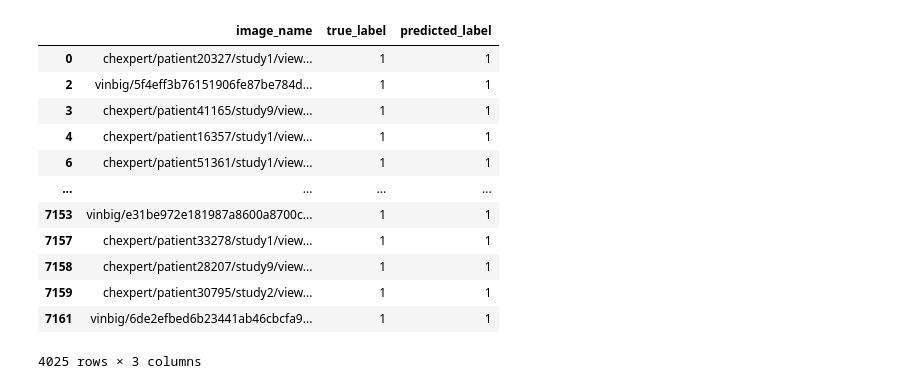
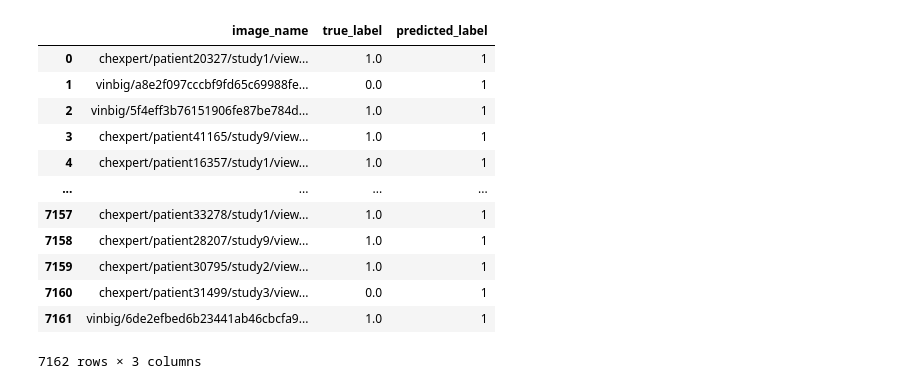
Before and after one commit to Nafishapanacea/normal-abnormal-multitask, a Jupyter notebook: main/predict.ipynb, the cells around one changed output. Drawn from its saved outputs; the diff is of its cells as text; code cells hidden in the pictures.

```diff
--- a/main/predict.ipynb
+++ b/main/predict.ipynb
@@ -12,13 +27,13 @@ checkpoint_path= '/home/jupyter-nafisha/normal-abnormal-multitask/main/last_mode
 # %%
 # img_dir = '/home/common/data_v3'
-img_dir = '/home/jupyter-nafisha/X-ray-covariates/data_v3_testing'
+img_dir = '/home/jupyter-nafisha/Data/data_v3_CLAHE'
 test_csv = '/home/jupyter-nafisha/normal-abnormal-multitask/CSVs/test_withoutBbox.csv'
 
 # padchest
 # img_dir = '/home/jupyter-nafisha/X-ray-covariates/padchest_normalized'
 # test_csv = '/home/jupyter-nafisha/normal-abnormal-multitask/CSVs/padchest_withoutBbox.csv'
 # %%
-model = Multimodel().to(device)
+model = Multimodel(vision_encoder = vision_encoder).to(device)
 model.load_state_dict(torch.load(checkpoint_path, map_location=device))
 model.eval()
 # %% [output]
@@ -40,7 +55,7 @@ Multimodel(
   )
 )
 # %%
-test_dataset = XrayDataset(img_dir, test_csv, transform_nobbox=val_transform)
+test_dataset = XrayDataset(img_dir, test_csv, transform = None)
 test_loader = DataLoader(
     test_dataset,
     batch_size=8,
@@ -108,7 +123,7 @@ with torch.no_grad():
         outputs = model(images)                 # logits
         probs = torch.sigmoid(outputs).squeeze()  # probabilities
 
-        preds = (probs > 0.5).int()
+        preds = (probs > 0.6).int()
 
         probabilities.extend(probs.cpu().numpy())
         predictions.extend(preds.cpu().numpy())
@@ -120,21 +135,22 @@ df = pd.DataFrame({
     "predicted_label": predictions
 })
 # %%
-df[df['predicted_label']==1]
+# df[df['predicted_label']==1]
+df
 # %% [output]
 |  | image_name | true_label | predicted_label |
-| 0 | chexpert/patient20327/study1/view... | 1 | 1 |
-| 2 | vinbig/5f4eff3b76151906fe87be784d... | 1 | 1 |
-| 3 | chexpert/patient41165/study9/view... | 1 | 1 |
-| 4 | chexpert/patient16357/study1/view... | 1 | 1 |
-| 6 | chexpert/patient51361/study1/view... | 1 | 1 |
+| 0 | chexpert/patient20327/study1/view... | 1.0 | 1 |
+| 1 | vinbig/a8e2f097cccbf9fd65c69988fe... | 0.0 | 1 |
+| 2 | vinbig/5f4eff3b76151906fe87be784d... | 1.0 | 1 |
+| 3 | chexpert/patient41165/study9/view... | 1.0 | 1 |
+| 4 | chexpert/patient16357/study1/view... | 1.0 | 1 |
 | ... | ... | ... | ... |
-| 7153 | vinbig/e31be972e181987a8600a8700c... | 1 | 1 |
-| 7157 | chexpert/patient33278/study1/view... | 1 | 1 |
-| 7158 | chexpert/patient28207/study9/view... | 1 | 1 |
-| 7159 | chexpert/patient30795/study2/view... | 1 | 1 |
-| 7161 | vinbig/6de2efbed6b23441ab46cbcfa9... | 1 | 1 |
+| 7157 | chexpert/patient33278/study1/view... | 1.0 | 1 |
+| 7158 | chexpert/patient28207/study9/view... | 1.0 | 1 |
+| 7159 | chexpert/patient30795/study2/view... | 1.0 | 1 |
+| 7160 | chexpert/patient31499/study3/view... | 0.0 | 1 |
+| 7161 | vinbig/6de2efbed6b23441ab46cbcfa9... | 1.0 | 1 |
-4025 rows × 3 columns
+7162 rows × 3 columns
 # %%
 # df.to_csv('original_test_dataset.csv', index= False)
 # %%
```
Also changed, not shown: parts of 18 cells of this notebook, 10 other files.
